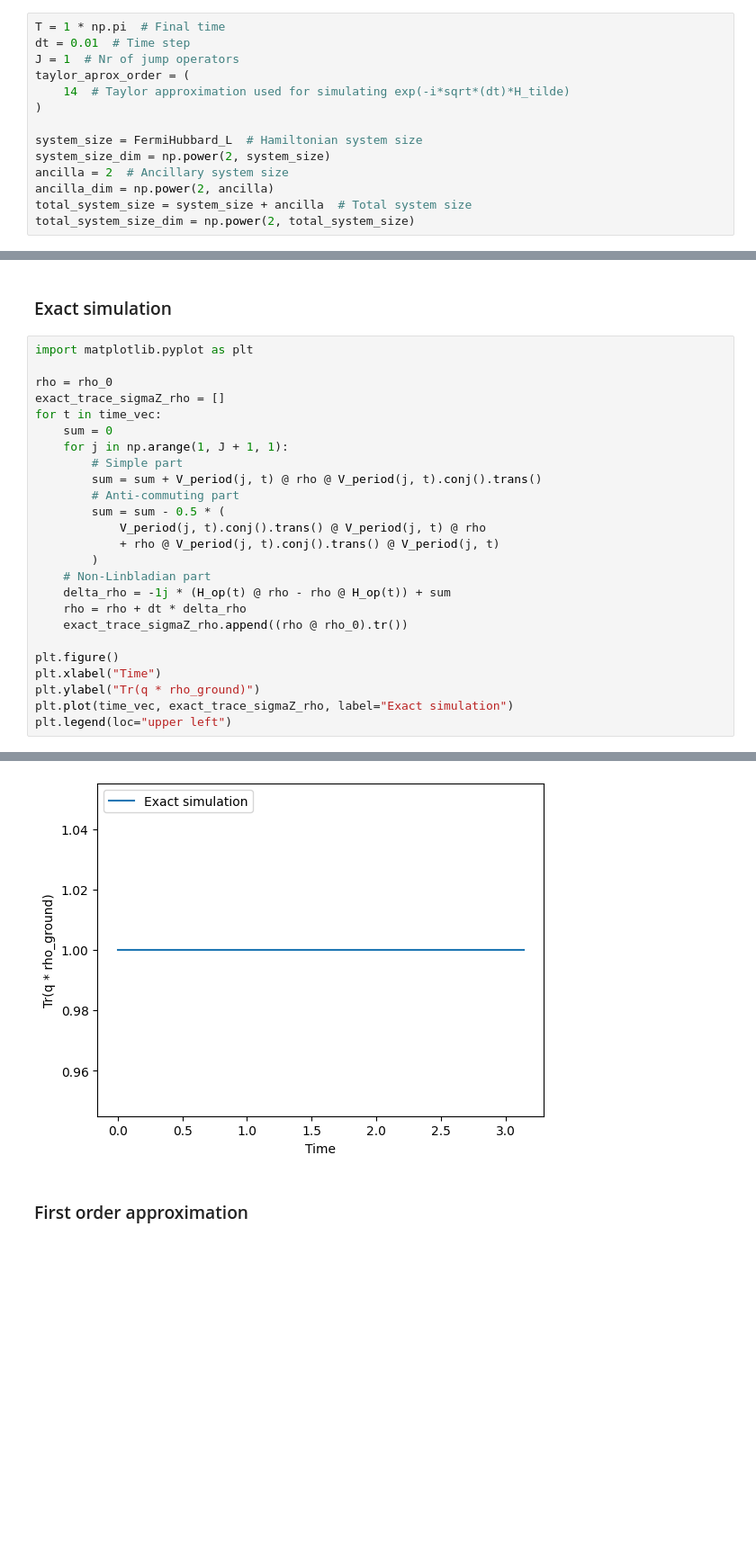
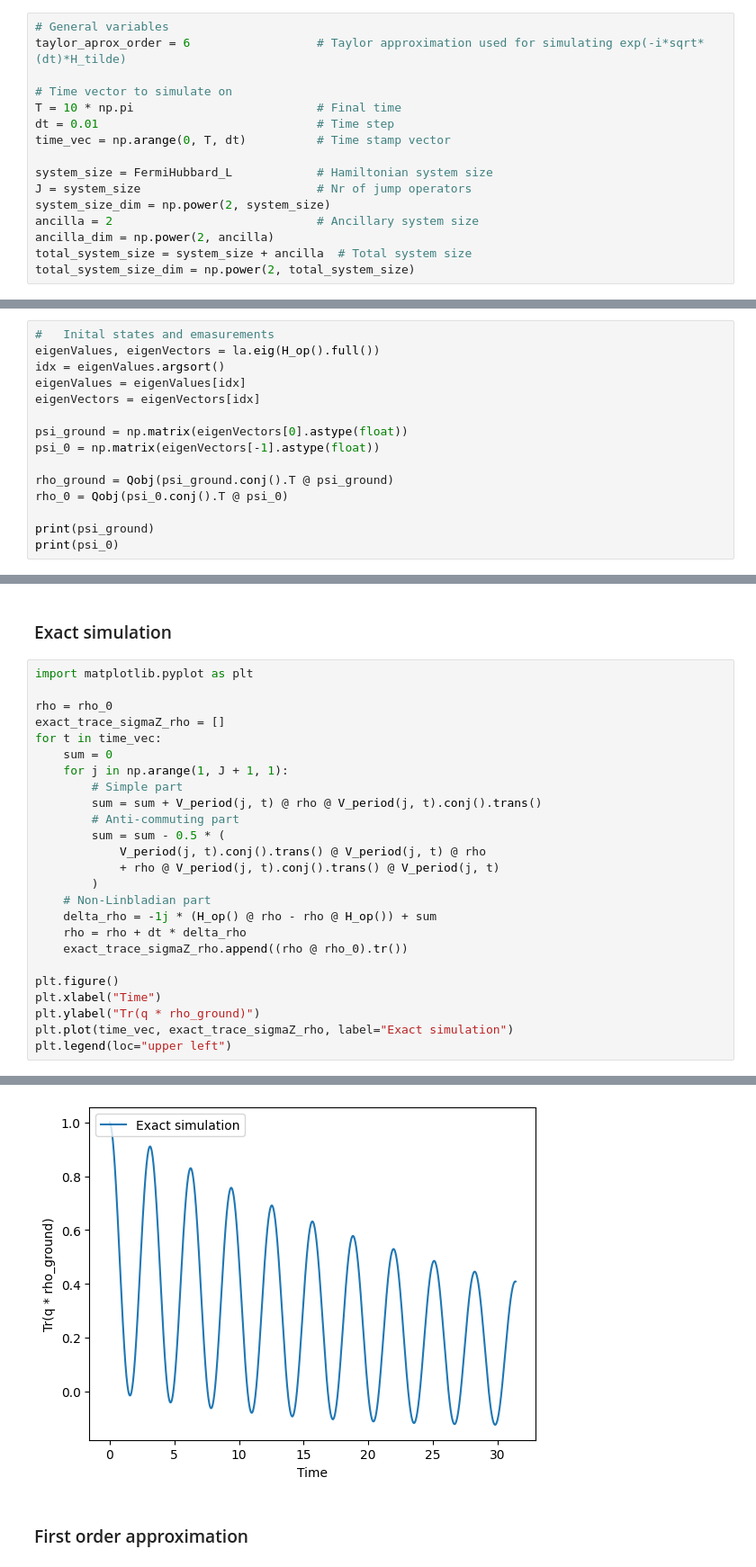
Before and after one commit to rbudai98/University, a Jupyter notebook: Thesys/Simulations/Ferm_Hubb_multi_qubit_sim.ipynb, the cells around one changed output, grey strips where cells are left out. Shown at 90% size. Drawn from its saved outputs; the diff is of its cells as text; blank space fills up the shorter version.

```diff
--- a/Thesys/Simulations/Ferm_Hubb_multi_qubit_sim.ipynb
+++ b/Thesys/Simulations/Ferm_Hubb_multi_qubit_sim.ipynb
@@ -121,16 +139,18 @@ print(nr_of_ancilla(2))
 # %% [markdown]
 ### Fermi Hubbard model
 # %%
-T = 1 * np.pi  # Final time
-dt = 0.01  # Time step
-J = 1  # Nr of jump operators
-taylor_aprox_order = (
-    14  # Taylor approximation used for simulating exp(-i*sqrt*(dt)*H_tilde)
-)
+# General variables
+taylor_aprox_order = 6 					# Taylor approximation used for simulating exp(-i*sqrt*(dt)*H_tilde)
 
-system_size = FermiHubbard_L  # Hamiltonian system size
+# Time vector to simulate on
+T = 10 * np.pi  						# Final time
+dt = 0.01  								# Time step
+time_vec = np.arange(0, T, dt)			# Time stamp vector
+
+system_size = FermiHubbard_L  			# Hamiltonian system size
+J = system_size							# Nr of jump operators
 system_size_dim = np.power(2, system_size)
-ancilla = 2  # Ancillary system size
+ancilla = 2  							# Ancillary system size
 ancilla_dim = np.power(2, ancilla)
 total_system_size = system_size + ancilla  # Total system size
 total_system_size_dim = np.power(2, total_system_size)
@@ -563,0 +496,15 @@ rho_ground = Qobj(psi_ground.conj().T @ psi_ground)
+# %%
+#   Inital states and emasurements
+eigenValues, eigenVectors = la.eig(H_op().full())
+idx = eigenValues.argsort()
+eigenValues = eigenValues[idx]
+eigenVectors = eigenVectors[idx]
+
+psi_ground = np.matrix(eigenVectors[0].astype(float))
+psi_0 = np.matrix(eigenVectors[-1].astype(float))
+
+rho_ground = Qobj(psi_ground.conj().T @ psi_ground)
+rho_0 = Qobj(psi_0.conj().T @ psi_0)
+
+print(psi_ground)
+print(psi_0)
@@ -566,31 +516,31 @@ rho_ground = Qobj(psi_ground.conj().T @ psi_ground)
 # %%
 import matplotlib.pyplot as plt
 
 rho = rho_0
 exact_trace_sigmaZ_rho = []
 for t in time_vec:
     sum = 0
     for j in np.arange(1, J + 1, 1):
         # Simple part
         sum = sum + V_period(j, t) @ rho @ V_period(j, t).conj().trans()
         # Anti-commuting part
         sum = sum - 0.5 * (
             V_period(j, t).conj().trans() @ V_period(j, t) @ rho
             + rho @ V_period(j, t).conj().trans() @ V_period(j, t)
         )
     # Non-Linbladian part
-    delta_rho = -1j * (H_op(t) @ rho - rho @ H_op(t)) + sum
+    delta_rho = -1j * (H_op() @ rho - rho @ H_op()) + sum
     rho = rho + dt * delta_rho
     exact_trace_sigmaZ_rho.append((rho @ rho_0).tr())
 
 plt.figure()
 plt.xlabel("Time")
 plt.ylabel("Tr(q * rho_ground)")
 plt.plot(time_vec, exact_trace_sigmaZ_rho, label="Exact simulation")
 plt.legend(loc="upper left")
 # %% [output]
 <matplotlib.legend.Legend at 0x...>
-[figure, old version]
+[figure, new version]
 # %% [markdown]
 ### First order approximation
 # %%
```
Also changed, not shown: parts of 8 cells of this notebook.
